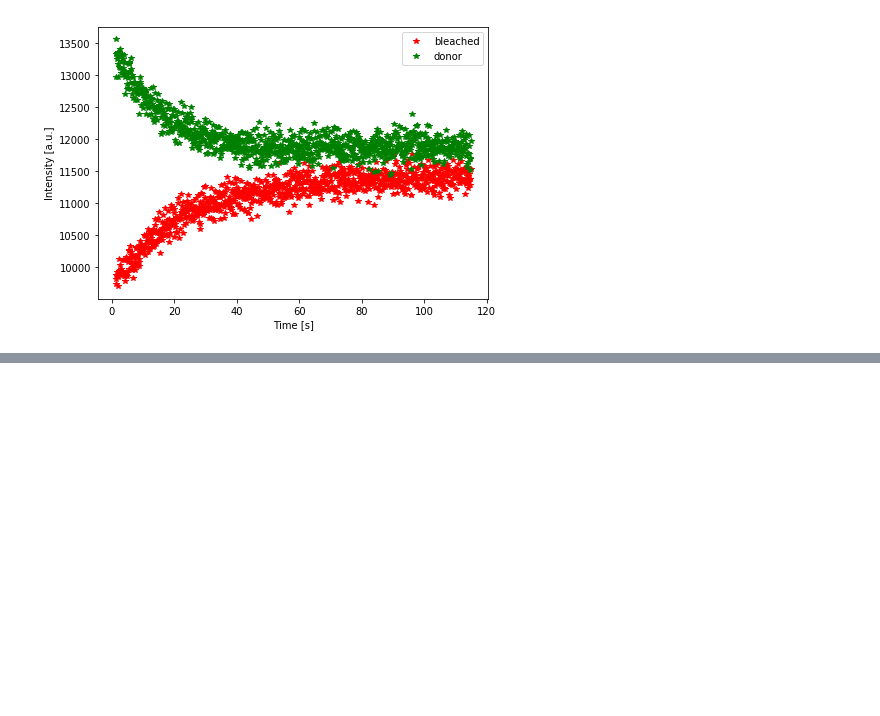
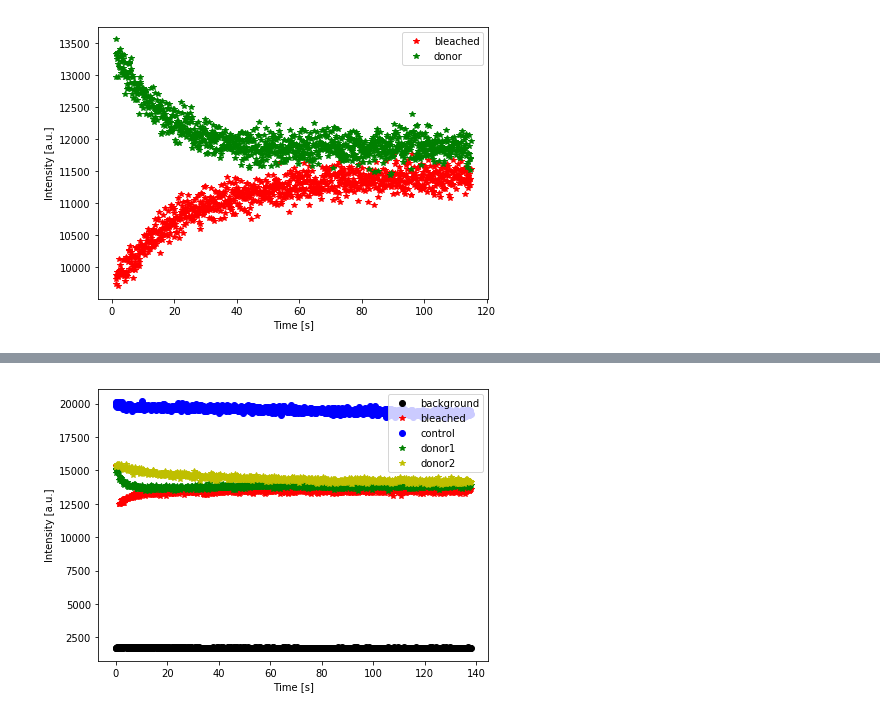
Before and after one commit to cuencam15/FRAP_analysis, a Jupyter notebook: FrapAnalysis.ipynb, the cells around one changed output, grey strips where cells are left out. Saved outputs shown, nothing was run; the diff lists cells and outputs as text; code cells hidden in the pictures; blank space fills up the shorter version.

```diff
--- a/FrapAnalysis.ipynb
+++ b/FrapAnalysis.ipynb
@@ -132,8 +169,9 @@ D, e_D
 # %%
-##only for 2 donors
+
 bgr = pd.read_csv(files[0])['Y'].values
 bleach = pd.read_csv(files[1])['Y'].values
 donor1 = pd.read_csv(files[2])['Y'].values
 donor2 = pd.read_csv(files[3])['Y'].values
+ctr = pd.read_csv(r'C:\Users\Marina\Documents\Doctorado2\2019-11-14\Image9_ctrl.csv')['Y'].values
 time_step = tot_time/len(bgr)
 t = np.arange(0, tot_time, time_step)
@@ -147,0 +178,13 @@ plt.show()
+# %%
+plt.rcParams["figure.figsize"] = [7, 5]
+plt.plot(t, bgr, 'ko', label = 'background')
+plt.plot(t, bleach, 'r*', label = 'bleached')
+plt.plot(t, ctr, 'bo', label = 'control')
+plt.plot(t, donor1, 'g*', label = 'donor1')
+plt.plot(t, donor2, 'y*', label = 'donor2')
+plt.xlabel('Time [s]')
+plt.ylabel('Intensity [a.u.]')
+plt.legend()
+plt.show()
+# %% [output]
+[figure, added]
```
Also changed, not shown: parts of 10 cells of this notebook.
